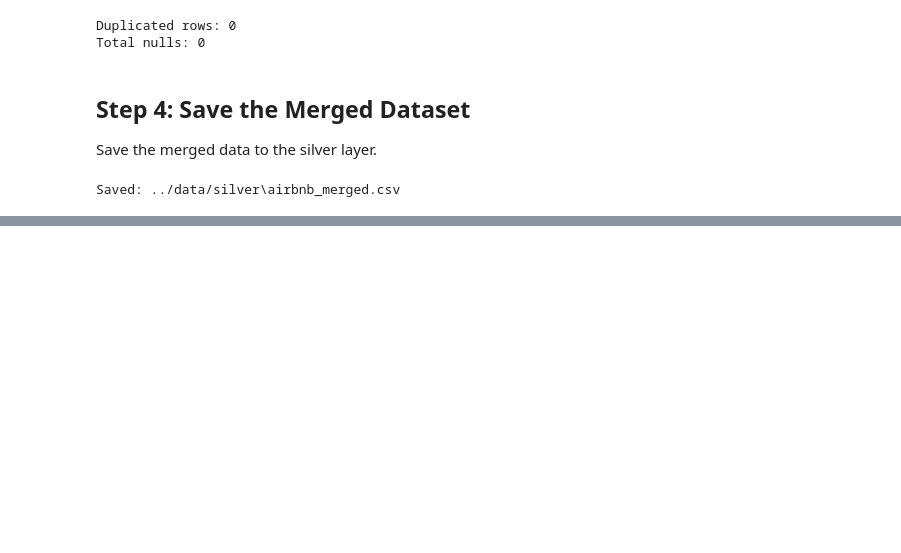
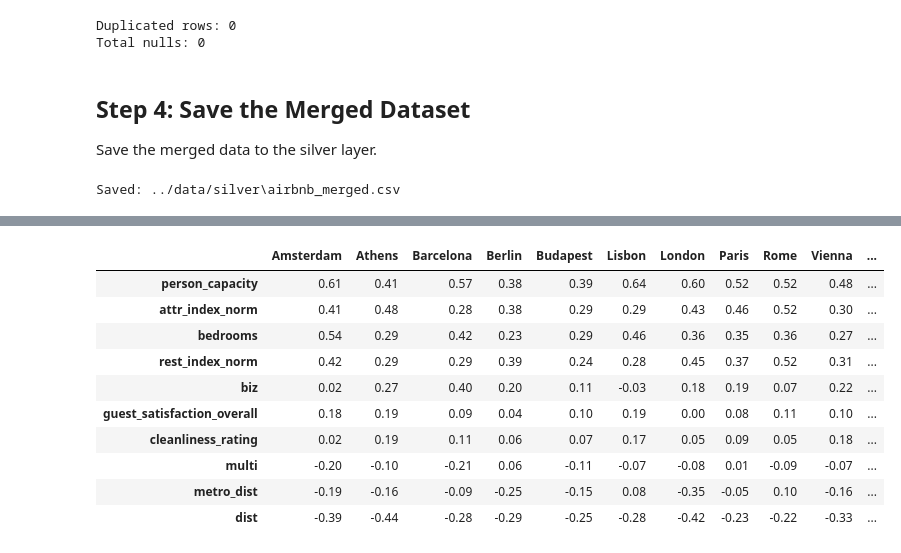
Before and after one commit to Ahmed-Tarek0/Airbnb-Prices-in-European-Cities, a Jupyter notebook: notebooks/02_silver_merge_eda.ipynb, the cells around one changed output, grey strips where cells are left out. Saved outputs shown, nothing was run; the diff lists cells and outputs as text; code cells hidden in the pictures; blank space fills up the shorter version.

```diff
--- a/notebooks/02_silver_merge_eda.ipynb
+++ b/notebooks/02_silver_merge_eda.ipynb
@@ -116,0 +309,34 @@ Saved: ../data/silver\airbnb_merged.csv
+# %%
+feature_cols = ["person_capacity", "bedrooms", "dist", "metro_dist",
+                "attr_index_norm", "rest_index_norm", "cleanliness_rating",
+                "guest_satisfaction_overall", "multi", "biz"]
+
+city_corr = {}
+cities = sorted(master["city"].unique())
+
+i = 0
+while i < len(cities):
+    city_df = master[master["city"] == cities[i]]
+    values = []
+    j = 0
+    while j < len(feature_cols):
+        values.append(city_df["realSum"].corr(city_df[feature_cols[j]], method="spearman"))
+        j += 1
+    city_corr[cities[i]] = values
+    i += 1
+
+within_city_df = pd.DataFrame(city_corr, index=feature_cols).round(2)
+within_city_df["mean"] = within_city_df.mean(axis=1).round(2)
+within_city_df.sort_values("mean", ascending=False)
+# %% [output]
+|  | Amsterdam | Athens | Barcelona | Berlin | Budapest | Lisbon | London | Paris | Rome | Vienna | ... |
+| person_capacity | 0.61 | 0.41 | 0.57 | 0.38 | 0.39 | 0.64 | 0.60 | 0.52 | 0.52 | 0.48 | ... |
+| attr_index_norm | 0.41 | 0.48 | 0.28 | 0.38 | 0.29 | 0.29 | 0.43 | 0.46 | 0.52 | 0.30 | ... |
+| bedrooms | 0.54 | 0.29 | 0.42 | 0.23 | 0.29 | 0.46 | 0.36 | 0.35 | 0.36 | 0.27 | ... |
+| rest_index_norm | 0.42 | 0.29 | 0.29 | 0.39 | 0.24 | 0.28 | 0.45 | 0.37 | 0.52 | 0.31 | ... |
+| biz | 0.02 | 0.27 | 0.40 | 0.20 | 0.11 | -0.03 | 0.18 | 0.19 | 0.07 | 0.22 | ... |
+| guest_satisfaction_overall | 0.18 | 0.19 | 0.09 | 0.04 | 0.10 | 0.19 | 0.00 | 0.08 | 0.11 | 0.10 | ... |
+| cleanliness_rating | 0.02 | 0.19 | 0.11 | 0.06 | 0.07 | 0.17 | 0.05 | 0.09 | 0.05 | 0.18 | ... |
+| multi | -0.20 | -0.10 | -0.21 | 0.06 | -0.11 | -0.07 | -0.08 | 0.01 | -0.09 | -0.07 | ... |
+| metro_dist | -0.19 | -0.16 | -0.09 | -0.25 | -0.15 | 0.08 | -0.35 | -0.05 | 0.10 | -0.16 | ... |
+| dist | -0.39 | -0.44 | -0.28 | -0.29 | -0.25 | -0.28 | -0.42 | -0.23 | -0.22 | -0.33 | ... |
```
Also changed, not shown: parts of 14 cells of this notebook.
